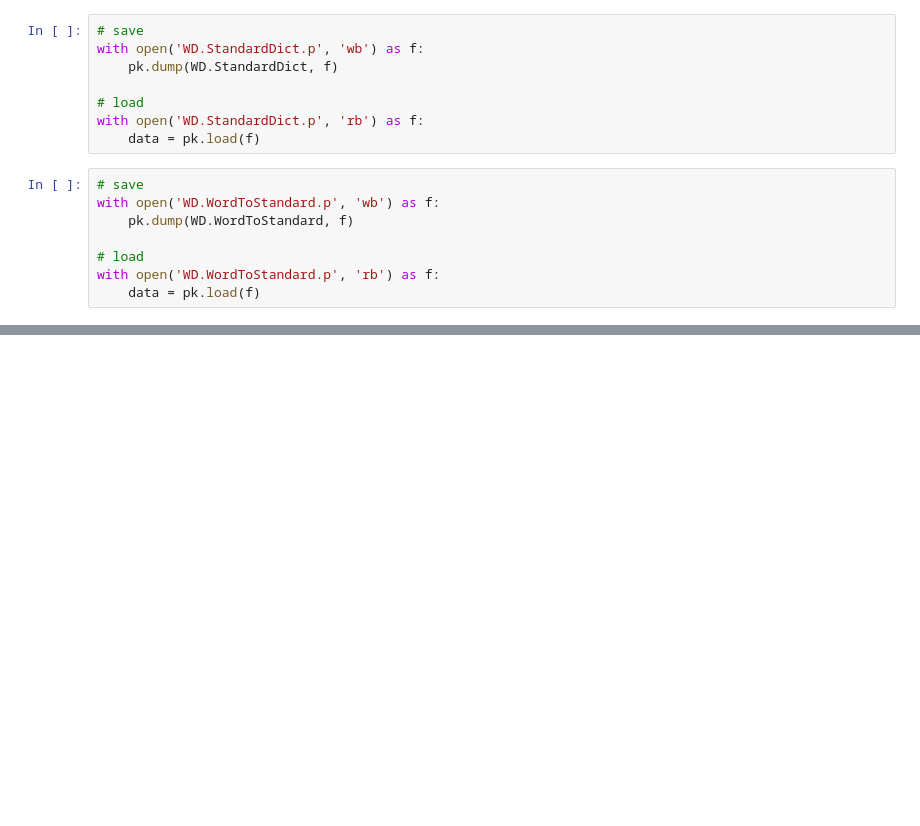
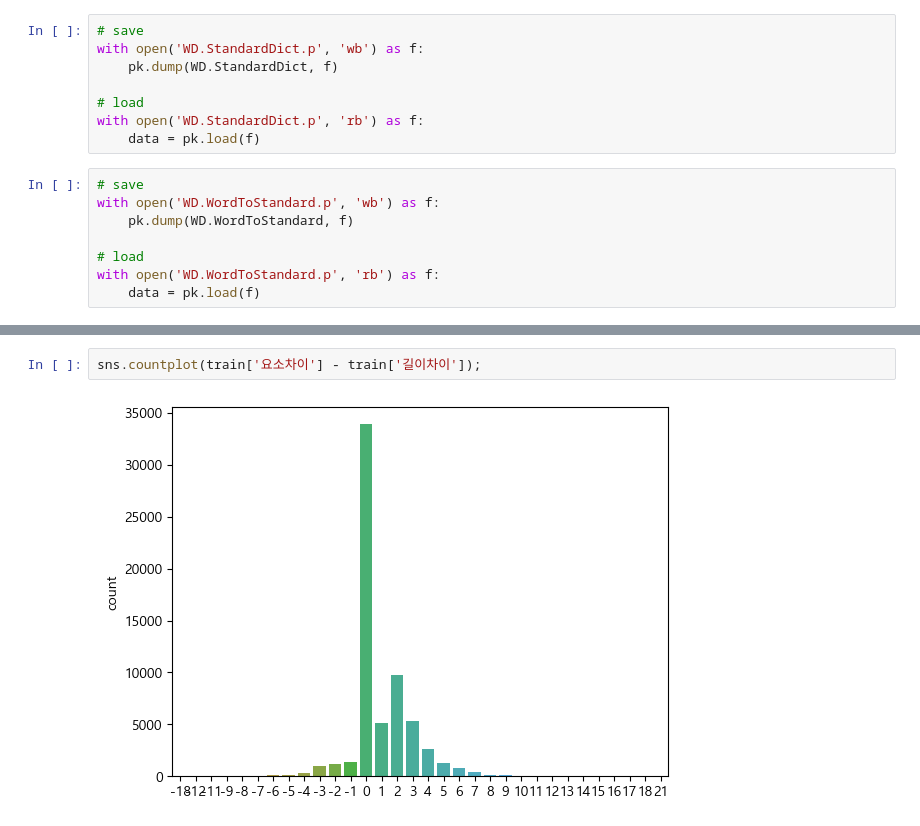
Before and after one commit to LeeJuHwan/beaver_nlp, a Jupyter notebook: FINAL/FINAL_Process.ipynb, the cells around one changed output, grey strips where cells are left out. Drawn from its saved outputs; the diff is of its cells as text; blank space fills up the shorter version.

```diff
--- a/FINAL/FINAL_Process.ipynb
+++ b/FINAL/FINAL_Process.ipynb
@@ -243,0 +320,4 @@ with open('WD.WordToStandard.p', 'rb') as f:
+# %%
+sns.countplot(train['요소차이'] - train['길이차이']);
+# %% [output]
+[figure, added]
```
Also changed, not shown: parts of 11 cells of this notebook.
